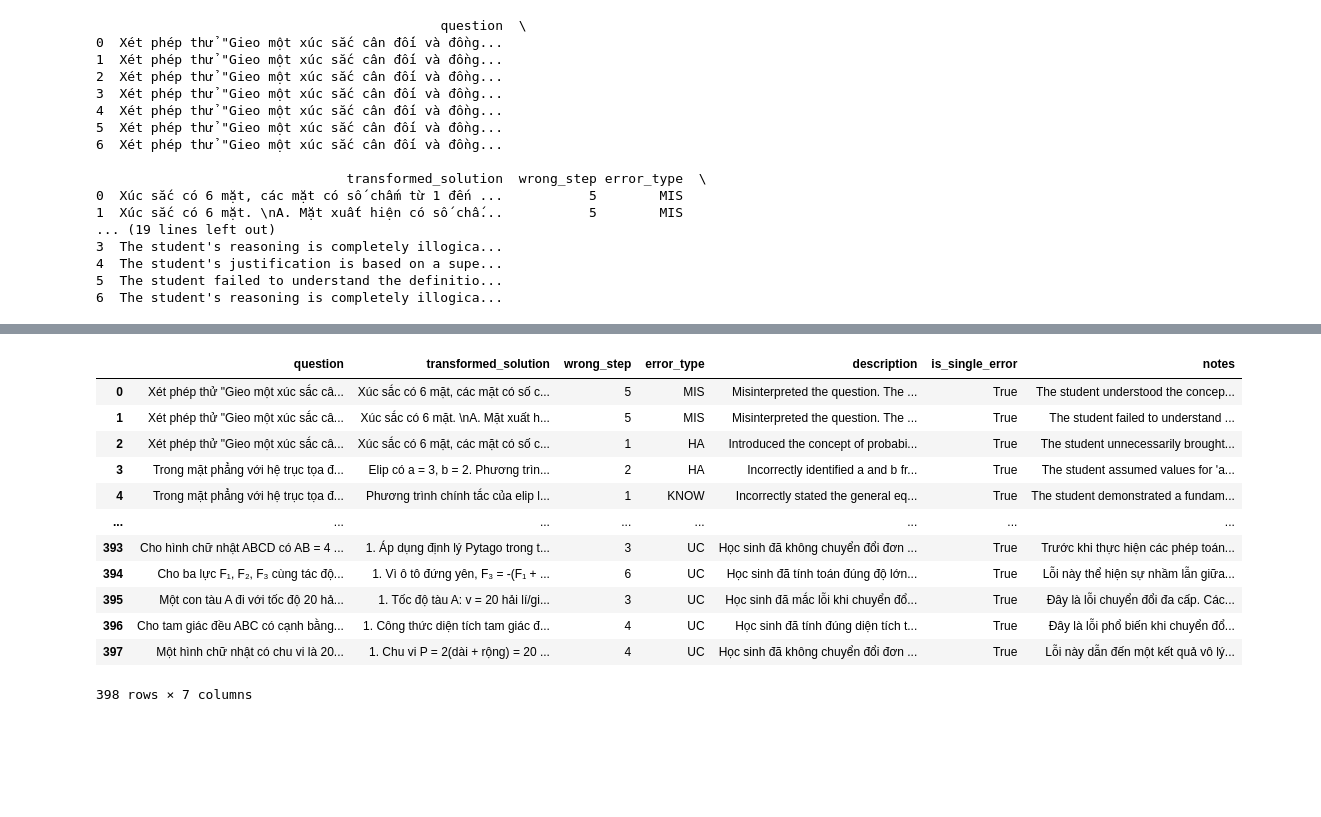
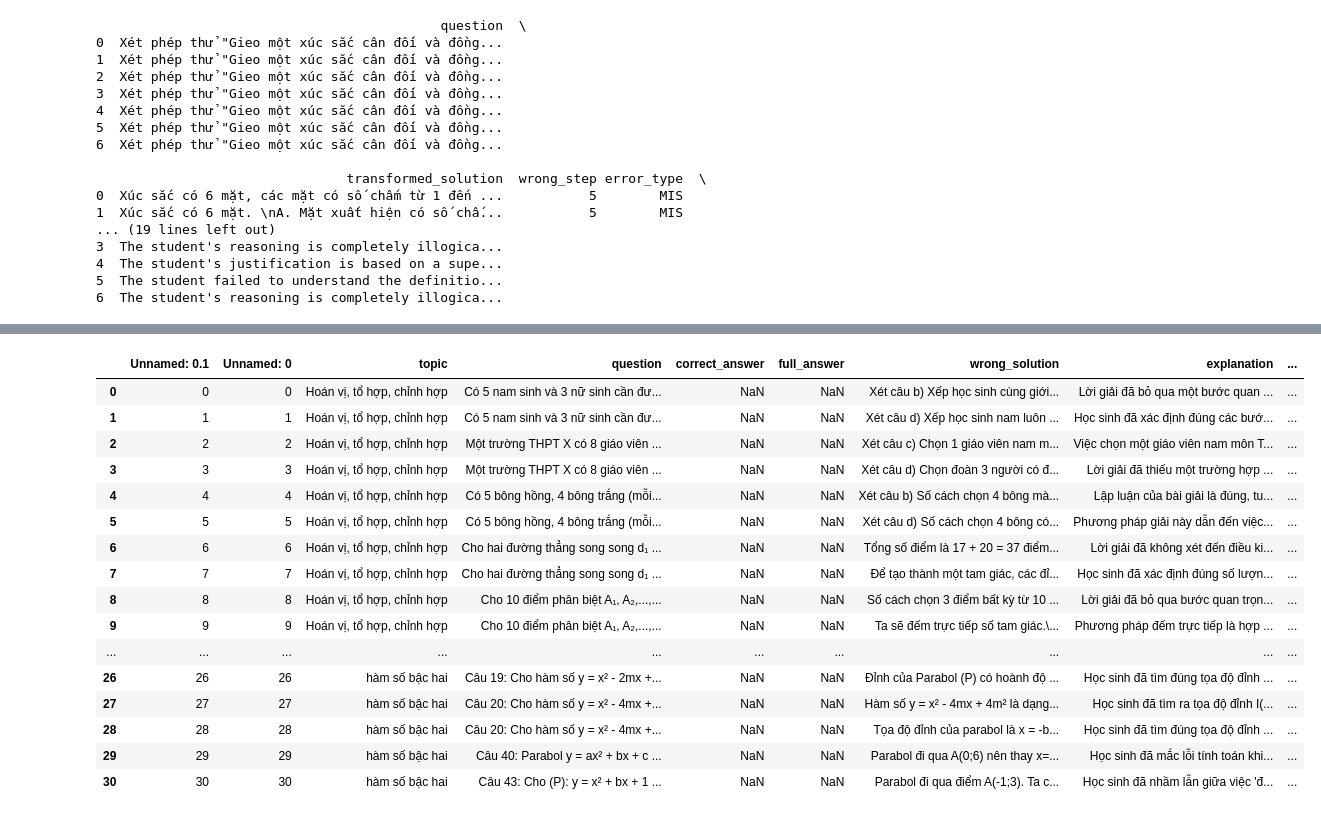
Before and after one commit to 22022658NguyenTienKhoi/Edu_Math_tutor, a Jupyter notebook: main.ipynb, the cells around one changed output, grey strips where cells are left out. Saved outputs shown, nothing was run; the diff lists cells and outputs as text; code cells hidden in the pictures; blank space fills up the shorter version.

```diff
--- a/main.ipynb
+++ b/main.ipynb
@@ -120,18 +220,58 @@ Tuy nhiên, em thử nhìn lại một chút về diện tích của khoảng s
+# %%
+import os
+from langchain_core.output_parsers import JsonOutputParser, StrOutputParser
+from langchain_core.prompts import PromptTemplate
+from langchain_google_genai import ChatGoogleGenerativeAI
+import glob, re
+import pandas as pd
+# --- Environment Setup ---
+import dotenv
+dotenv.load_dotenv()
+os.environ["GOOGLE_API_KEY"] = os.getenv("GEMINI_API")
+
+DEFAULT_REASONING_MODEL = "models/gemma-3-27b-it"
+#models/gemini-2.5-flash
+DEFAULT_FAST_MODEL = "models/gemma-3-27b-it"
+wrong_answer_dir = "//workspaces//Edu_Math_tutor//test"
+
+def natural_key(s):
+    return [int(text) if text.isdigit() else text.lower()
+            for text in re.split(r'(\d+)', s)]
+
+csv_files = sorted(glob.glob(os.path.join(wrong_answer_dir, "student_error_*.csv")), key=natural_key)
+prompt_template ="""Evaluate the error_analysis {error_analysis} against the groud truth explanation {explanation}.
+                        You return a json structure:
+                        point: 1 if error_analysis match ground truth, 0 if not.
+                        reason: explain why.
+                     """
+llm = ChatGoogleGenerativeAI(model=DEFAULT_REASONING_MODEL, temperature=0.2)
+prompt = PromptTemplate.from_template(prompt_template)
+chain = prompt | llm
+for file in csv_files:
+    df = pd.read_csv(file)
+    df['res'] = None
+    for index, row in df.iterrows():
+        res = chain.invoke({"error_analysis": row['agent_analysis'], "explanation": row['explanation']})
+        df.at[index, 'res'] = res
+    df.to_csv(file)
 # %%
-df = pd.read_csv("aggregated_wrong_answers.csv")
+df = pd.read_csv(csv_files[2])
+df
+# %% [output]
+|  | Unnamed: 0.1 | Unnamed: 0 | topic | question | correct_answer | full_answer | wrong_solution | explanation | ... |
+| 0 | 0 | 0 | Hoán vị, tổ hợp, chỉnh hợp | Có 5 nam sinh và 3 nữ sinh cần đư... | NaN | NaN | Xét câu b) Xếp học sinh cùng giới... | Lời giải đã bỏ qua một bước quan ... | ... |
+| 1 | 1 | 1 | Hoán vị, tổ hợp, chỉnh hợp | Có 5 nam sinh và 3 nữ sinh cần đư... | NaN | NaN | Xét câu d) Xếp học sinh nam luôn ... | Học sinh đã xác định đúng các bướ... | ... |
+| 2 | 2 | 2 | Hoán vị, tổ hợp, chỉnh hợp | Một trường THPT X có 8 giáo viên ... | NaN | NaN | Xét câu c) Chọn 1 giáo viên nam m... | Việc chọn một giáo viên nam môn T... | ... |
+| 3 | 3 | 3 | Hoán vị, tổ hợp, chỉnh hợp | Một trường THPT X có 8 giáo viên ... | NaN | NaN | Xét câu d) Chọn đoàn 3 người có đ... | Lời giải đã thiếu một trường hợp ... | ... |
+| 4 | 4 | 4 | Hoán vị, tổ hợp, chỉnh hợp | Có 5 bông hồng, 4 bông trắng (mỗi... | NaN | NaN | Xét câu b) Số cách chọn 4 bông mà... | Lập luận của bài giải là đúng, tu... | ... |
+| 5 | 5 | 5 | Hoán vị, tổ hợp, chỉnh hợp | Có 5 bông hồng, 4 bông trắng (mỗi... | NaN | NaN | Xét câu d) Số cách chọn 4 bông có... | Phương pháp giải này dẫn đến việc... | ... |
+| 6 | 6 | 6 | Hoán vị, tổ hợp, chỉnh hợp | Cho hai đường thẳng song song d₁ ... | NaN | NaN | Tổng số điểm là 17 + 20 = 37 điểm... | Lời giải đã không xét đến điều ki... | ... |
+| 7 | 7 | 7 | Hoán vị, tổ hợp, chỉnh hợp | Cho hai đường thẳng song song d₁ ... | NaN | NaN | Để tạo thành một tam giác, các đỉ... | Học sinh đã xác định đúng số lượn... | ... |
+| 8 | 8 | 8 | Hoán vị, tổ hợp, chỉnh hợp | Cho 10 điểm phân biệt A₁, A₂,...,... | NaN | NaN | Số cách chọn 3 điểm bất kỳ từ 10 ... | Lời giải đã bỏ qua bước quan trọn... | ... |
+| 9 | 9 | 9 | Hoán vị, tổ hợp, chỉnh hợp | Cho 10 điểm phân biệt A₁, A₂,...,... | NaN | NaN | Ta sẽ đếm trực tiếp số tam giác.\... | Phương pháp đếm trực tiếp là hợp ... | ... |
+| ... | ... | ... | ... | ... | ... | ... | ... | ... | ... |
+| 26 | 26 | 26 | hàm số bậc hai | Câu 19: Cho hàm số y = x² - 2mx +... | NaN | NaN | Đỉnh của Parabol (P) có hoành độ ... | Học sinh đã tìm đúng tọa độ đỉnh ... | ... |
+| 27 | 27 | 27 | hàm số bậc hai | Câu 20: Cho hàm số y = x² - 4mx +... | NaN | NaN | Hàm số y = x² - 4mx + 4m² là dạng... | Học sinh đã tìm ra tọa độ đỉnh I(... | ... |
+| 28 | 28 | 28 | hàm số bậc hai | Câu 20: Cho hàm số y = x² - 4mx +... | NaN | NaN | Tọa độ đỉnh của parabol là x = -b... | Học sinh đã tìm đúng tọa độ đỉnh ... | ... |
+| 29 | 29 | 29 | hàm số bậc hai | Câu 40: Parabol y = ax² + bx + c ... | NaN | NaN | Parabol đi qua A(0;6) nên thay x=... | Học sinh đã mắc lỗi tính toán khi... | ... |
+| 30 | 30 | 30 | hàm số bậc hai | Câu 43: Cho (P): y = x² + bx + 1 ... | NaN | NaN | Parabol đi qua điểm A(-1;3). Ta c... | Học sinh đã nhầm lẫn giữa việc 'đ... | ... |
-# %%
-df
-# %% [output]
-|  | question | transformed_solution | wrong_step | error_type | description | is_single_error | notes |
-| 0 | Xét phép thử "Gieo một xúc sắc câ... | Xúc sắc có 6 mặt, các mặt có số c... | 5 | MIS | Misinterpreted the question. The ... | True | The student understood the concep... |
-| 1 | Xét phép thử "Gieo một xúc sắc câ... | Xúc sắc có 6 mặt. \nA. Mặt xuất h... | 5 | MIS | Misinterpreted the question. The ... | True | The student failed to understand ... |
-| 2 | Xét phép thử "Gieo một xúc sắc câ... | Xúc sắc có 6 mặt, các mặt có số c... | 1 | HA | Introduced the concept of probabi... | True | The student unnecessarily brought... |
-| 3 | Trong mặt phẳng với hệ trục tọa đ... | Elip có a = 3, b = 2. Phương trìn... | 2 | HA | Incorrectly identified a and b fr... | True | The student assumed values for 'a... |
-| 4 | Trong mặt phẳng với hệ trục tọa đ... | Phương trình chính tắc của elip l... | 1 | KNOW | Incorrectly stated the general eq... | True | The student demonstrated a fundam... |
-| ... | ... | ... | ... | ... | ... | ... | ... |
-| 393 | Cho hình chữ nhật ABCD có AB = 4 ... | 1. Áp dụng định lý Pytago trong t... | 3 | UC | Học sinh đã không chuyển đổi đơn ... | True | Trước khi thực hiện các phép toán... |
-| 394 | Cho ba lực F₁, F₂, F₃ cùng tác độ... | 1. Vì ô tô đứng yên, F₃ = -(F₁ + ... | 6 | UC | Học sinh đã tính toán đúng độ lớn... | True | Lỗi này thể hiện sự nhầm lẫn giữa... |
-| 395 | Một con tàu A đi với tốc độ 20 hả... | 1. Tốc độ tàu A: v = 20 hải lí/gi... | 3 | UC | Học sinh đã mắc lỗi khi chuyển đổ... | True | Đây là lỗi chuyển đổi đa cấp. Các... |
-| 396 | Cho tam giác đều ABC có cạnh bằng... | 1. Công thức diện tích tam giác đ... | 4 | UC | Học sinh đã tính đúng diện tích t... | True | Đây là lỗi phổ biến khi chuyển đổ... |
-| 397 | Một hình chữ nhật có chu vi là 20... | 1. Chu vi P = 2(dài + rộng) = 20 ... | 4 | UC | Học sinh đã không chuyển đổi đơn ... | True | Lỗi này dẫn đến một kết quả vô lý... |
-398 rows × 7 columns
```
Also changed, not shown: parts of 14 cells of this notebook, 7 other files.
